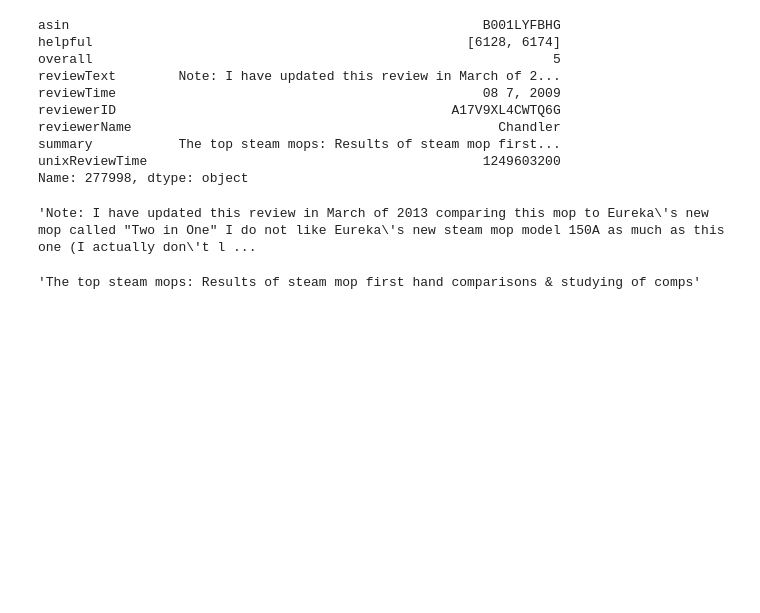
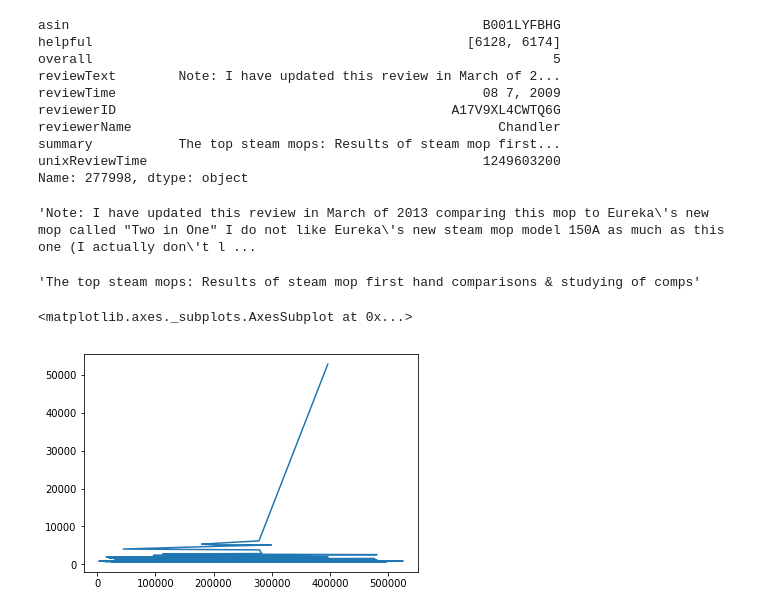
Before and after one commit to UCB-MIDS/InsightsFromReviews, a Jupyter notebook: eda/home-EDA.ipynb, the cells around one changed output. Cells and saved outputs as stored; diff of their text form; code cells hidden in the pictures; blank space fills up the shorter version.

```diff
--- a/eda/home-EDA.ipynb
+++ b/eda/home-EDA.ipynb
@@ -348,3 +348,8 @@ df_reviews.iloc[277998].reviewText
 df_reviews.iloc[277998].summary
 # %% [output]
 'The top steam mops: Results of steam mop first hand comparisons & studying of comps'
+# %%
+df_reviews.helpful.apply(lambda x: x[1]).nlargest(200).plot()
+# %% [output]
+<matplotlib.axes._subplots.AxesSubplot at 0x...>
+[figure, added]
```
